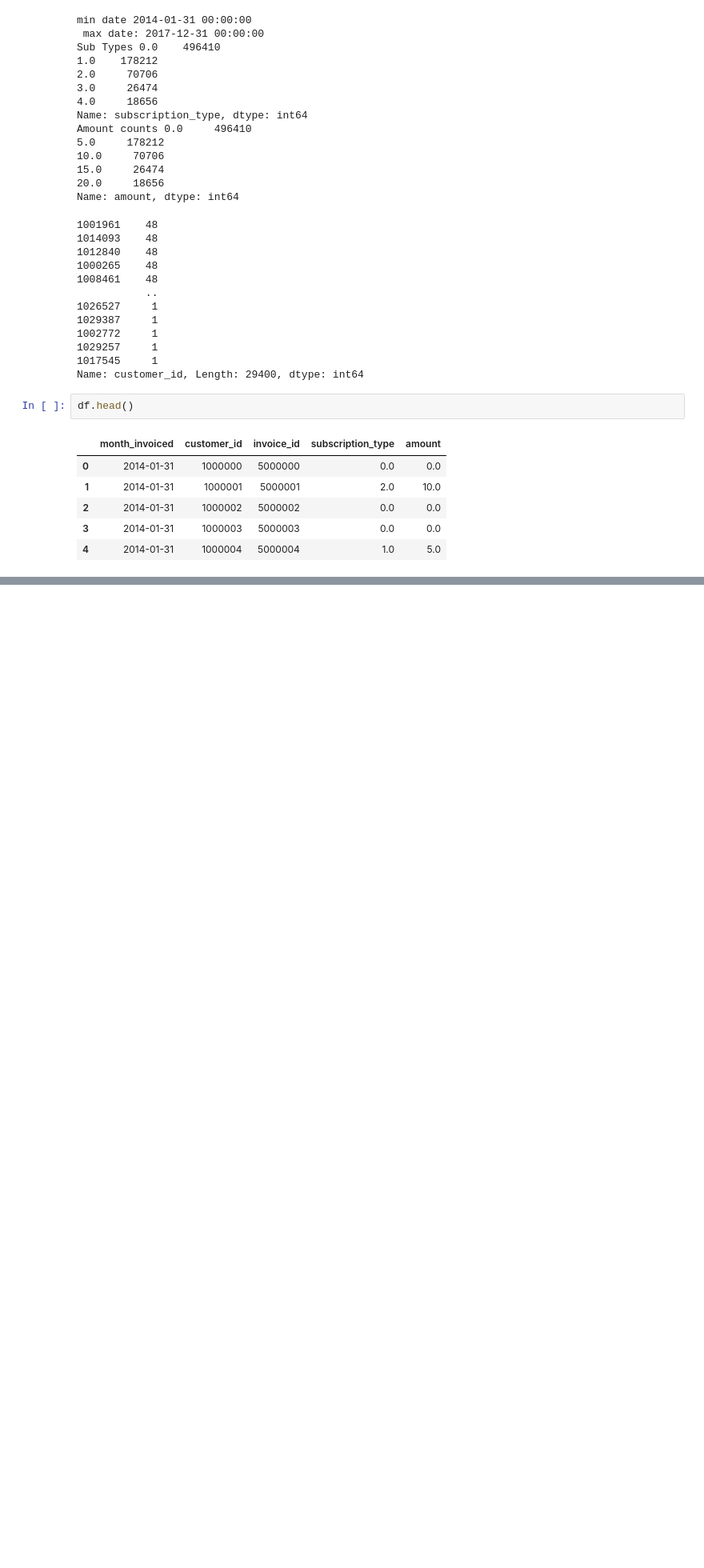
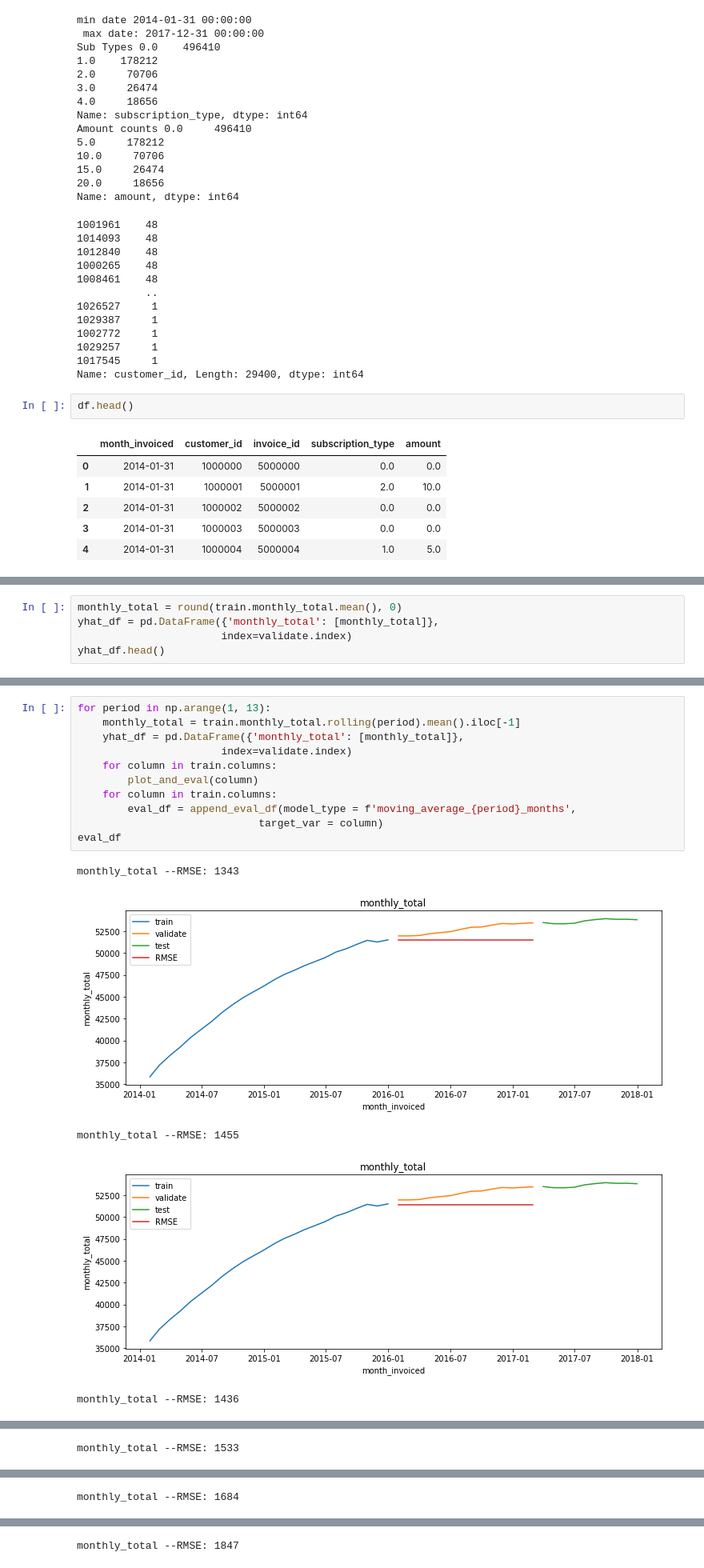
Before and after one commit to CharlesAtchison/time-series-exercises, a Jupyter notebook: modeling.ipynb, the cells around one changed output, grey strips where cells are left out. Shown at 80% size. Saved outputs shown, nothing was run; the diff lists cells and outputs as text; blank space fills up the shorter version.

```diff
--- a/modeling.ipynb
+++ b/modeling.ipynb
@@ -144,0 +213,5 @@ train.shape, validate.shape, test.shape
+# %%
+monthly_total = round(train.monthly_total.mean(), 0)
+yhat_df = pd.DataFrame({'monthly_total': [monthly_total]},
+                       index=validate.index)
+yhat_df.head()
@@ -144,0 +243,17 @@ train.shape, validate.shape, test.shape
+# %%
+for period in np.arange(1, 13):
+    monthly_total = train.monthly_total.rolling(period).mean().iloc[-1]
+    yhat_df = pd.DataFrame({'monthly_total': [monthly_total]},
+                       index=validate.index)
+    for column in train.columns:
+        plot_and_eval(column)
+    for column in train.columns:
+        eval_df = append_eval_df(model_type = f'moving_average_{period}_months',
+                             target_var = column)
+eval_df
+# %% [output]
+monthly_total --RMSE: 1343
+[figure, added]
+monthly_total --RMSE: 1455
+[figure, added]
+monthly_total --RMSE: 1436
@@ -144,0 +261 @@ train.shape, validate.shape, test.shape
+monthly_total --RMSE: 1533
@@ -144,0 +263 @@ train.shape, validate.shape, test.shape
+monthly_total --RMSE: 1684
@@ -144,0 +265 @@ train.shape, validate.shape, test.shape
+monthly_total --RMSE: 1847
```
Also changed, not shown: parts of 26 cells of this notebook.
